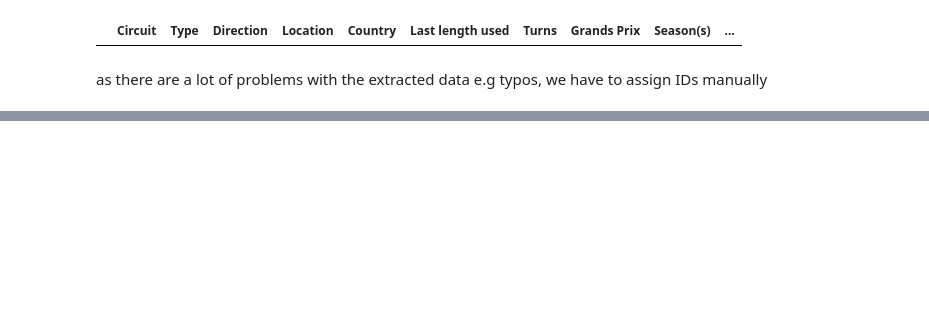
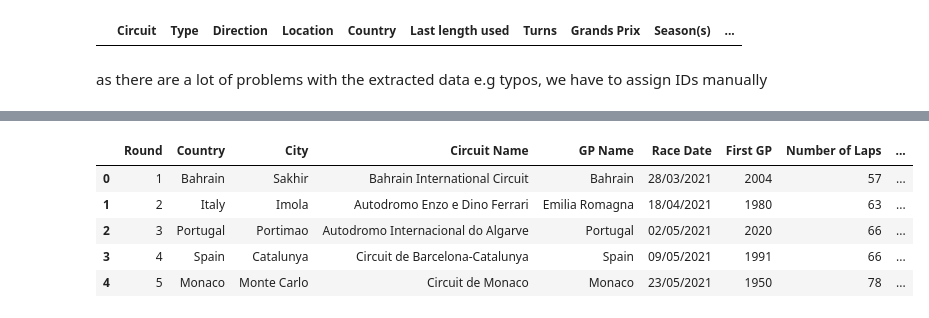
Before and after one commit to michalwietecki/f1-weather-dwh, a Jupyter notebook: results_table_creation.ipynb, the cells around one changed output, grey strips where cells are left out. Drawn from its saved outputs; the diff is of its cells as text; code cells hidden in the pictures; blank space fills up the shorter version.

```diff
--- a/results_table_creation.ipynb
+++ b/results_table_creation.ipynb
@@ -327,4 +327,14 @@ results_2021.head(25)
 | 20 | 21 | Saudi Arabia | Jeddah | Jeddah Corniche Circuit | Saudi Arabia | 05/12/2021 | 2021 | 50 | ... |
 | 21 | 22 | Abu Dhabi | Yas Island | Yas Marina Circuit | Abu Dhabi | 12/12/2021 | 2009 | 58 | ... |
 # %%
-ids = [90672,26224, 68059,76541,87588,37306,74716, ]
+ids = [90672,26224, 68059,76541,87588,37306,74716,23561,23561,18634, 59141, 40690, 71385,58117,
+      87735,59748, 31674,55162,80581,22293,58816,19921]
+results_2021["CircuitLocationID"] = ids
+results_2021.head()
+# %% [output]
+|  | Round | Country | City | Circuit Name | GP Name | Race Date | First GP | Number of Laps | ... |
+| 0 | 1 | Bahrain | Sakhir | Bahrain International Circuit | Bahrain | 28/03/2021 | 2004 | 57 | ... |
+| 1 | 2 | Italy | Imola | Autodromo Enzo e Dino Ferrari | Emilia Romagna | 18/04/2021 | 1980 | 63 | ... |
+| 2 | 3 | Portugal | Portimao | Autodromo Internacional do Algarve | Portugal | 02/05/2021 | 2020 | 66 | ... |
+| 3 | 4 | Spain | Catalunya | Circuit de Barcelona-Catalunya | Spain | 09/05/2021 | 1991 | 66 | ... |
+| 4 | 5 | Monaco | Monte Carlo | Circuit de Monaco | Monaco | 23/05/2021 | 1950 | 78 | ... |
```
Also changed, not shown: parts of 4 cells of this notebook, 2 other files.
